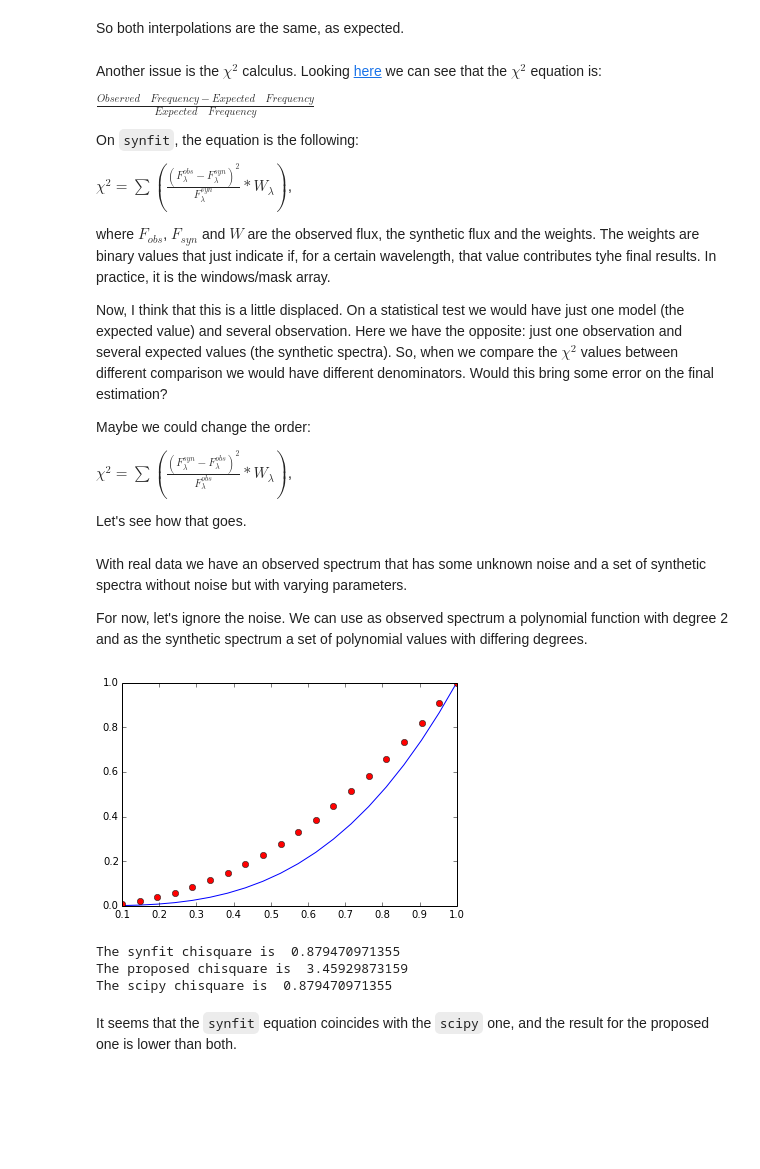
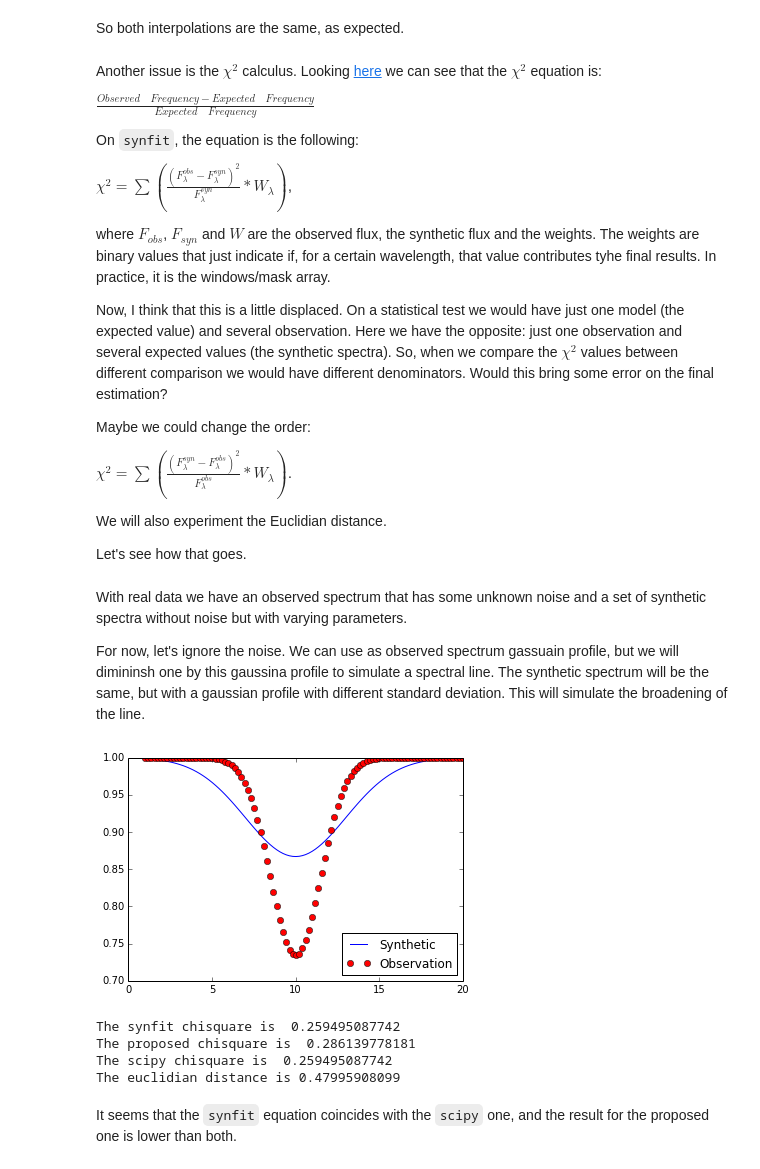
Before and after one commit to gabraganca/S4, a Jupyter notebook: notebooks/Synfit.ipynb, the cells around one changed output. Saved outputs shown, nothing was run; the diff lists cells and outputs as text; code cells hidden in the pictures; blank space fills up the shorter version.

Commit message:
Add Euclidian distance. Use (1-gaussian profile) as test.
The (1-gaussian profile) simulates a very rudimentary spectral
line.

```diff
--- a/notebooks/Synfit.ipynb
+++ b/notebooks/Synfit.ipynb
@@ -240,27 +240,34 @@ Now, I think that this is a little displaced. On a statistical test we would hav
 
 Maybe we could change the order:
 
-$\chi^2 = \sum (\frac{(F^{syn}_{\lambda} - F^{obs}_{\lambda})^2}{F^{obs}_{\lambda}} * W_{\lambda})$,
+$\chi^2 = \sum (\frac{(F^{syn}_{\lambda} - F^{obs}_{\lambda})^2}{F^{obs}_{\lambda}} * W_{\lambda})$.
+
+We will also experiment the Euclidian distance.
 
 Let's see how that goes.
 # %% [markdown]
 With real data we have an observed spectrum that has some unknown noise and a set of synthetic spectra without noise but with varying parameters.
 
-For now, let's ignore the noise. We can use as observed spectrum a polynomial function with degree 2 and as the synthetic spectrum a set of polynomial values with differing degrees.
+For now, let's ignore the noise. We can use as observed spectrum gassuain profile, but we will dimininsh one by this gaussina profile to simulate a spectral line. The synthetic spectrum will be the same, but with a gaussian profile with different standard deviation. This will simulate the broadening of the line.
 # %%
 import scipy.stats as st
 
-x_vector = np.linspace(0.1, 1, 20)
+x_vector = np.linspace(1, 20, 100)
+
+# Let's simulate a gaussian spectral lines
+gaussian_line = lambda x, std: 1 - st.norm.pdf(x, 10, std)
 
 # Observed spectrum
-obs = x_vector**2
+obs = gaussian_line(x_vector, 1.5)
 
 # Any synthetic spectrum
-syn = x_vector**3
+syn = gaussian_line(x_vector, 3)
 
-_ = plt.plot(x_vector, syn, 'b-', x_vector, obs, 'ro')
+plt.plot(x_vector, syn, 'b-', label='Synthetic')
+plt.plot(x_vector, obs, 'ro', label='Observation')
+_ = plt.legend(loc='lower right')
 # %% [output]
-[figure, old version]
+[figure, new version]
 # %%
 #Synfit chisquare
 chisquare_synfit = lambda fobs, fexp: np.sum((fobs-fexp)**2/fexp)
@@ -268,13 +275,18 @@ chisquare_synfit = lambda fobs, fexp: np.sum((fobs-fexp)**2/fexp)
 # Proposed chisquare calculation
 chisquare_proposed = lambda fobs, fexp: np.sum((fexp-fobs)**2/fobs)
 
+# Euclidian distance
+euc_dist = lambda fobs, fexp: np.linalg.norm(fobs-fexp)
+
 print 'The synfit chisquare is ', chisquare_synfit(obs, syn)
 print 'The proposed chisquare is ', chisquare_proposed(obs, syn)
 print 'The scipy chisquare is ', st.chisquare(obs, syn)[0]
+print 'The euclidian distance is', euc_dist(obs, syn)
 # %% [output]
-The synfit chisquare is  0.879470971355
-The proposed chisquare is  3.45929873159
-The scipy chisquare is  0.879470971355
+The synfit chisquare is  0.259495087742
+The proposed chisquare is  0.286139778181
+The scipy chisquare is  0.259495087742
+The euclidian distance is 0.47995908099
 # %% [markdown]
 It seems that the `synfit` equation coincides with the `scipy` one, and the result for the proposed one is lower than both.
 # %% [markdown]
```
Also changed, not shown: parts of 7 cells of this notebook.
